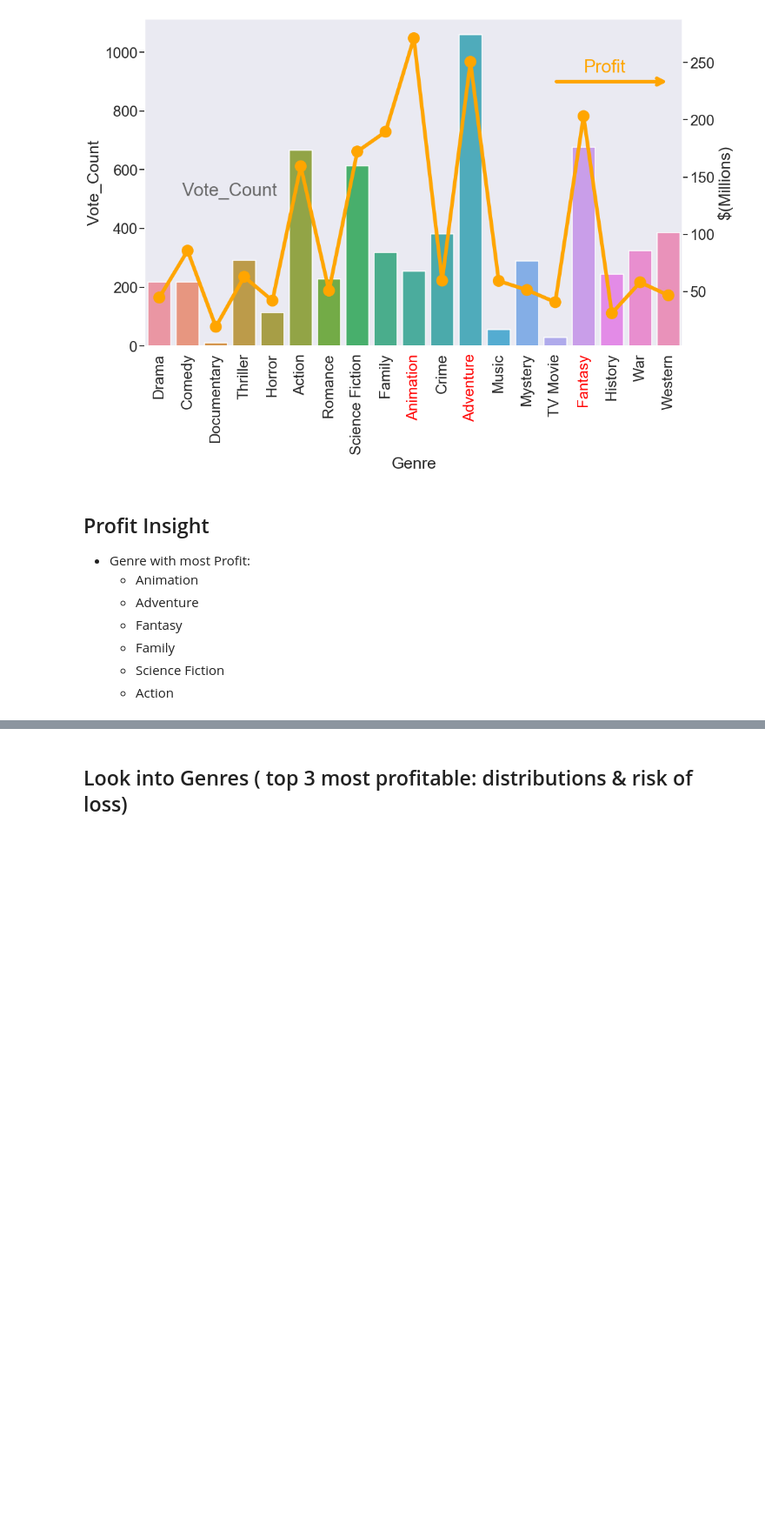
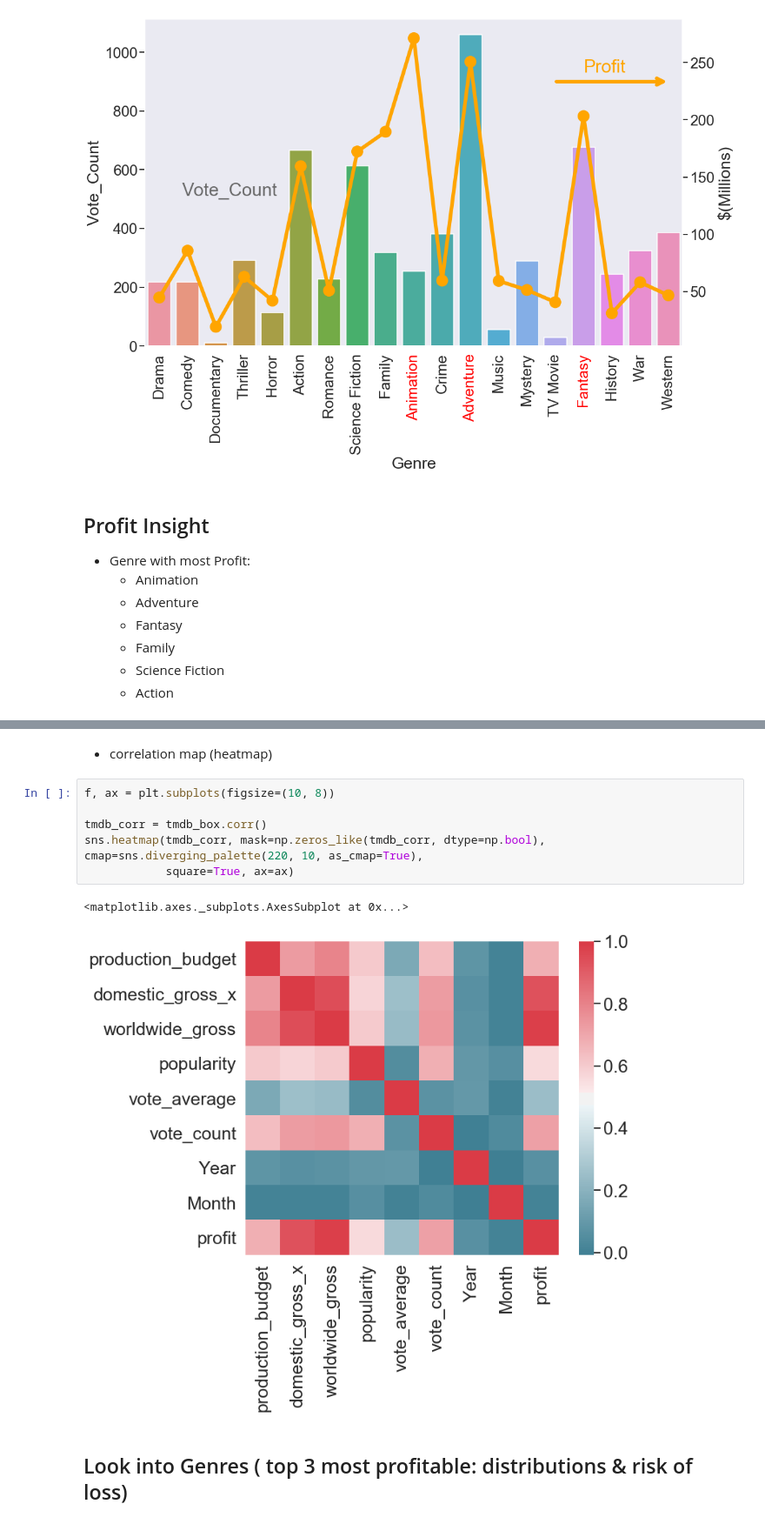
Before and after one commit to nateej1/Movie-Industry-Analysis-Exercise, a Jupyter notebook: Project1_Movie_Industry_Analysis.ipynb, the cells around one changed output, grey strips where cells are left out. Shown: that part at 87% size. Cells and saved outputs as stored; diff of their text form; blank space fills up the shorter version.

```diff
--- a/Project1_Movie_Industry_Analysis.ipynb
+++ b/Project1_Movie_Industry_Analysis.ipynb
@@ -429,3 +450,14 @@ plt.show()
+# %% [markdown]
+- correlation map (heatmap)
+# %%
+f, ax = plt.subplots(figsize=(10, 8))
+
+tmdb_corr = tmdb_box.corr()
+sns.heatmap(tmdb_corr, mask=np.zeros_like(tmdb_corr, dtype=np.bool), cmap=sns.diverging_palette(220, 10, as_cmap=True),
+            square=True, ax=ax)
+# %% [output]
+<matplotlib.axes._subplots.AxesSubplot at 0x...>
+[figure, added]
 # %% [markdown]
 ## Look into Genres ( top 3 most profitable: distributions & risk of loss)
 # %%
```
Also changed, not shown: parts of 13 cells of this notebook, 1 other file.
